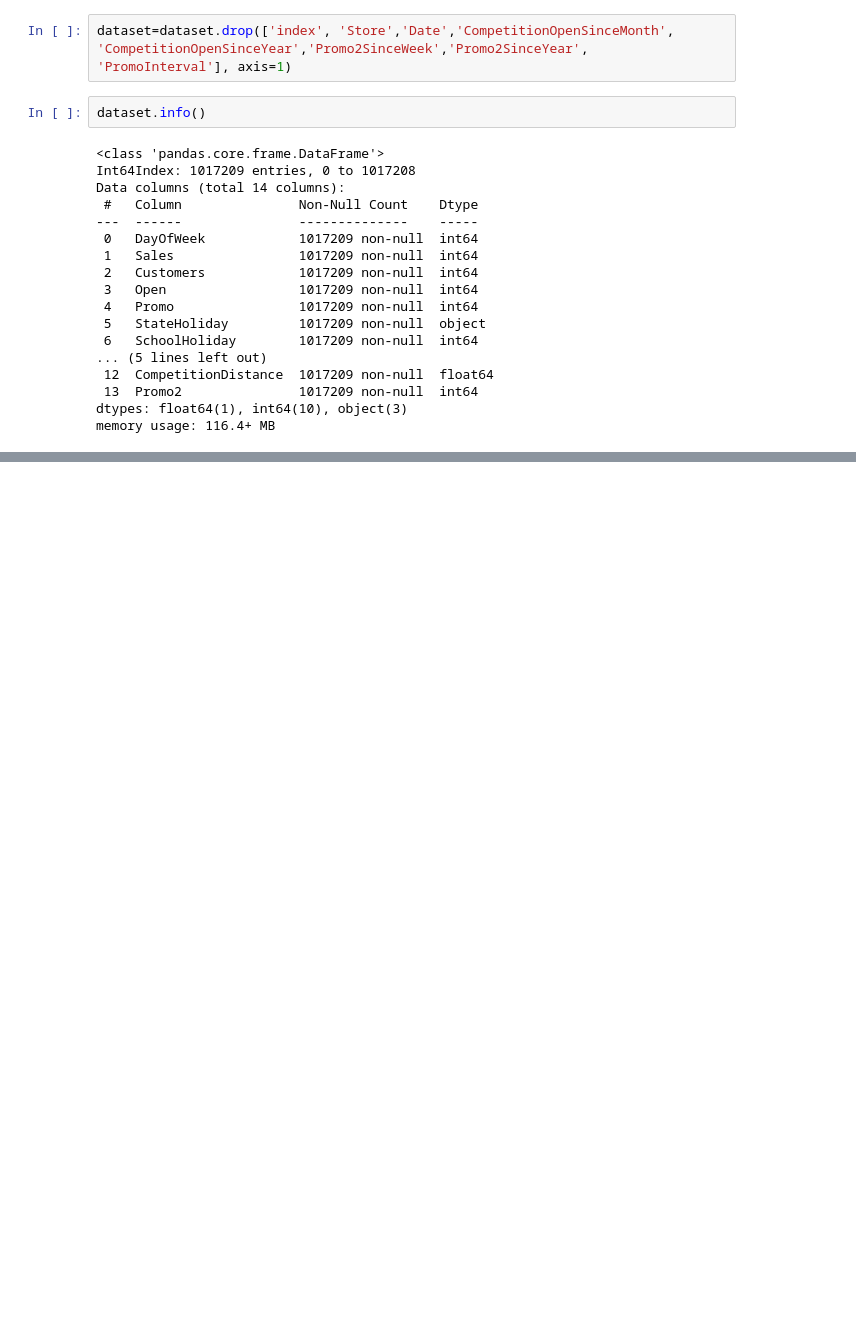
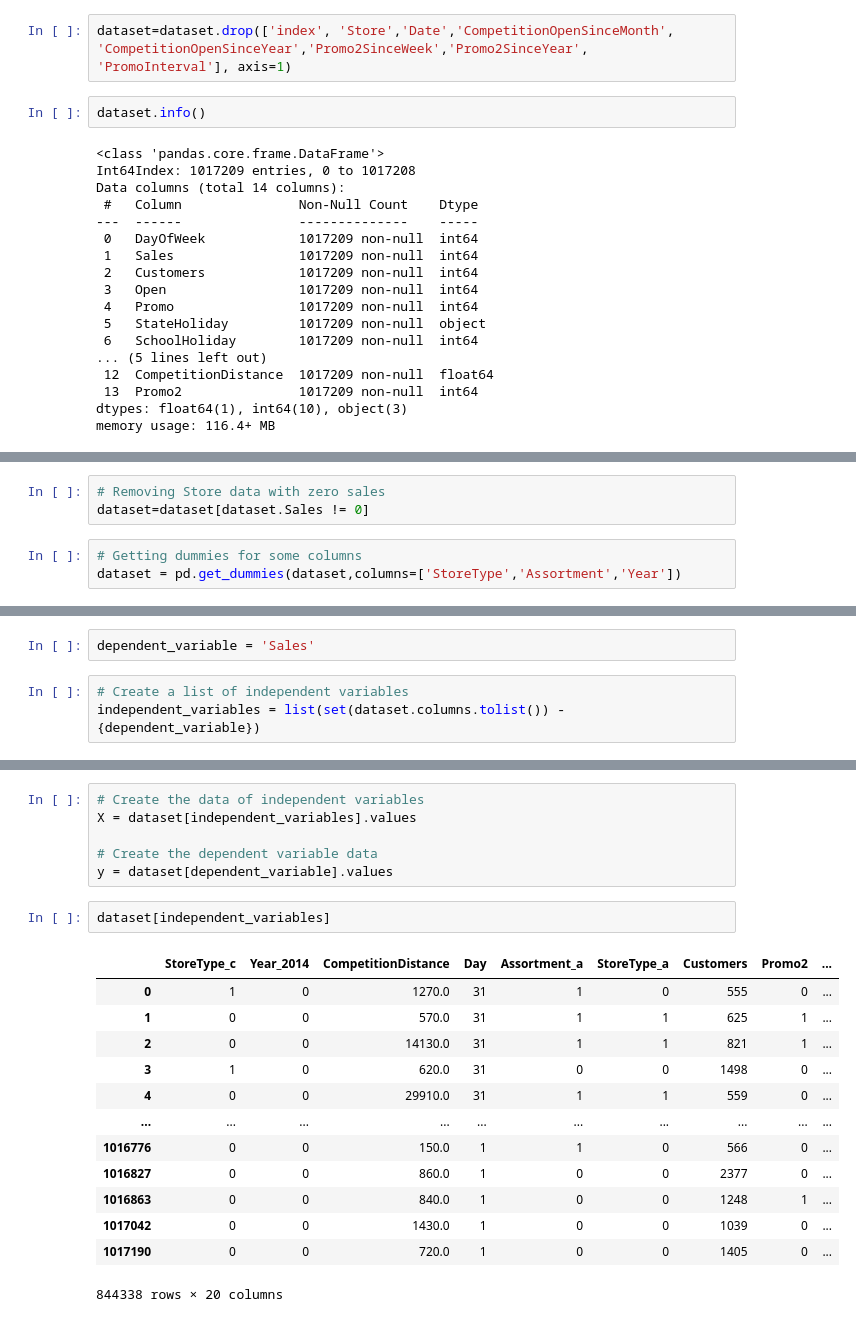
Before and after one commit to vinayakpotdar2114/Capstone-Project-2-Sales-Prediction-Rossmann-Sales-Prediction, a Jupyter notebook: Sales_Prediction_Rossmann_Sales_Prediction_Capstone_2.ipynb, the cells around one changed output, grey strips where cells are left out. Drawn from its saved outputs; the diff is of its cells as text; blank space fills up the shorter version.

```diff
--- a/Sales_Prediction_Rossmann_Sales_Prediction_Capstone_2.ipynb
+++ b/Sales_Prediction_Rossmann_Sales_Prediction_Capstone_2.ipynb
@@ -507,0 +533,6 @@ memory usage: 116.4+ MB
+# %%
+# Removing Store data with zero sales
+dataset=dataset[dataset.Sales != 0]
+# %%
+# Getting dummies for some columns
+dataset = pd.get_dummies(dataset,columns=['StoreType','Assortment','Year'])
@@ -507,0 +548,5 @@ memory usage: 116.4+ MB
+# %%
+dependent_variable = 'Sales'
+# %%
+# Create a list of independent variables
+independent_variables = list(set(dataset.columns.tolist()) - {dependent_variable})
@@ -507,0 +576,22 @@ memory usage: 116.4+ MB
+# %%
+# Create the data of independent variables
+X = dataset[independent_variables].values
+
+# Create the dependent variable data
+y = dataset[dependent_variable].values
+# %%
+dataset[independent_variables]
+# %% [output]
+|  | StoreType_c | Year_2014 | CompetitionDistance | Day | Assortment_a | StoreType_a | Customers | Promo2 | ... |
+| 0 | 1 | 0 | 1270.0 | 31 | 1 | 0 | 555 | 0 | ... |
+| 1 | 0 | 0 | 570.0 | 31 | 1 | 1 | 625 | 1 | ... |
+| 2 | 0 | 0 | 14130.0 | 31 | 1 | 1 | 821 | 1 | ... |
+| 3 | 1 | 0 | 620.0 | 31 | 0 | 0 | 1498 | 0 | ... |
+| 4 | 0 | 0 | 29910.0 | 31 | 1 | 1 | 559 | 0 | ... |
+| ... | ... | ... | ... | ... | ... | ... | ... | ... | ... |
+| 1016776 | 0 | 0 | 150.0 | 1 | 1 | 0 | 566 | 0 | ... |
+| 1016827 | 0 | 0 | 860.0 | 1 | 0 | 0 | 2377 | 0 | ... |
+| 1016863 | 0 | 0 | 840.0 | 1 | 0 | 0 | 1248 | 1 | ... |
+| 1017042 | 0 | 0 | 1430.0 | 1 | 0 | 0 | 1039 | 0 | ... |
+| 1017190 | 0 | 0 | 720.0 | 1 | 0 | 0 | 1405 | 0 | ... |
+844338 rows × 20 columns
```
Also changed, not shown: parts of 15 cells of this notebook.
